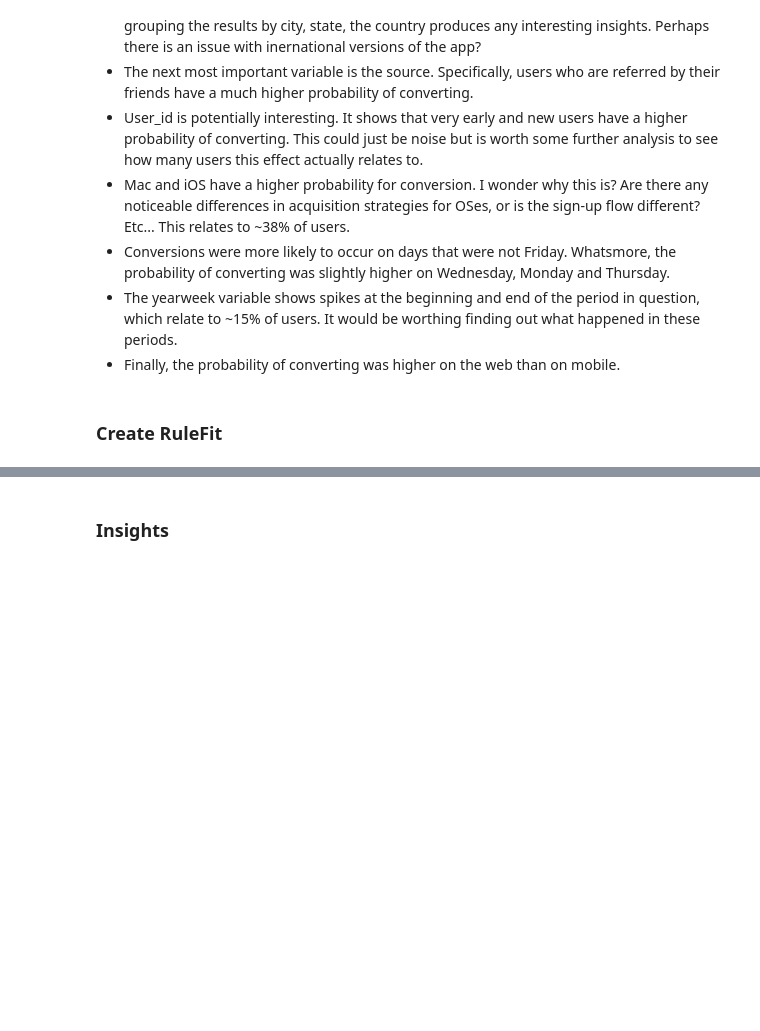
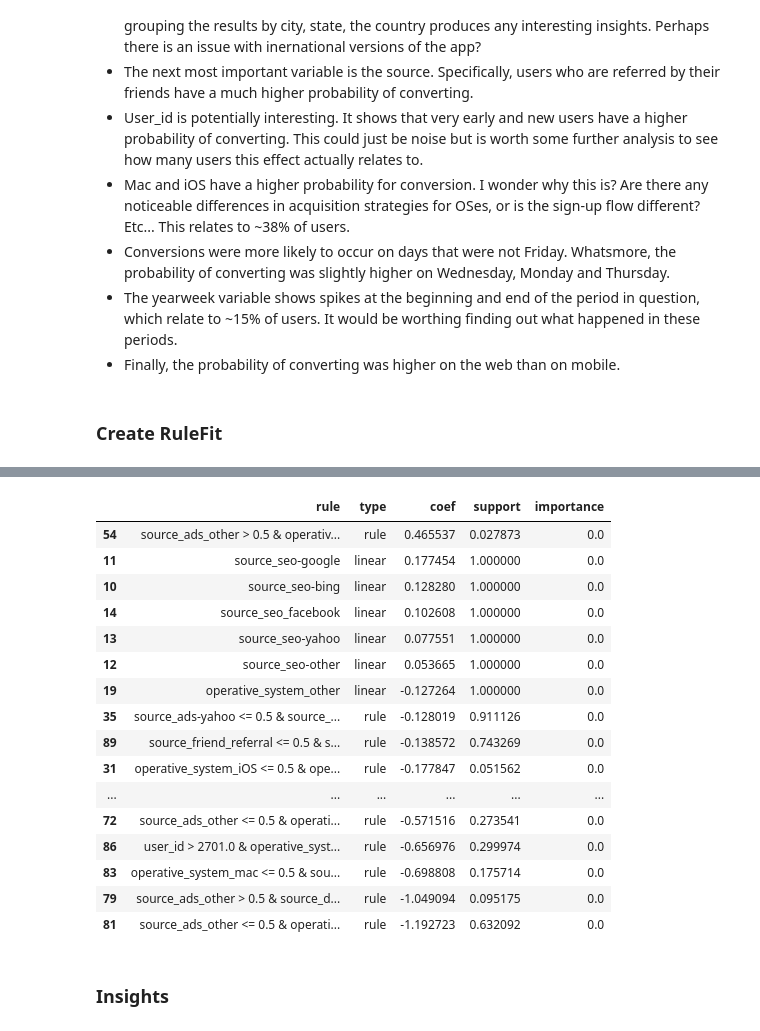
Before and after one commit to markjpjones/Product-Analytics, a Jupyter notebook: Product sense via ML/exercise/Exercise.ipynb, the cells around one changed output, grey strips where cells are left out. Drawn from its saved outputs; the diff is of its cells as text; code cells hidden in the pictures; blank space fills up the shorter version.

```diff
--- a/Product sense via ML/exercise/Exercise.ipynb
+++ b/Product sense via ML/exercise/Exercise.ipynb
@@ -208,15 +247,33 @@ print("We have extracted", rufi.transform(train_cols.values).shape[1], "rules")
 # %%
 #X_concat is the new dataset given by the original variables (train_cols.values)  as well as the new rules extracted from the trees (rufi.transform(train_cols.values))
 X_concat = np.concatenate((train_cols, rufi.transform(train_cols.values)), axis=1)
 
 #Build the logistic regression with penalty.
 log = LogisticRegression(penalty='l1', solver='liblinear', C=0.1)
 log.fit(X_concat, data['converted'])
 
 #get the full output with variables, coefficients, and support
 output.iloc[:,2] = np.transpose(log.coef_)
-# output[(output['coef'] > 0.01) | (output['coef'] < -0.1)].sort_values('coef', ascending = False )
-output[output['coef'] != 0].sort_values('coef', ascending = False )
+output[(output['coef'] > 0.01) | (output['coef'] < -0.1)].sort_values('coef', ascending = False )
+# output[output['coef'] != 0].sort_values('coef', ascending = False )
+# %% [output]
+|  | rule | type | coef | support | importance |
+| 54 | source_ads_other > 0.5 & operativ... | rule | 0.465537 | 0.027873 | 0.0 |
+| 11 | source_seo-google | linear | 0.177454 | 1.000000 | 0.0 |
+| 10 | source_seo-bing | linear | 0.128280 | 1.000000 | 0.0 |
+| 14 | source_seo_facebook | linear | 0.102608 | 1.000000 | 0.0 |
+| 13 | source_seo-yahoo | linear | 0.077551 | 1.000000 | 0.0 |
+| 12 | source_seo-other | linear | 0.053665 | 1.000000 | 0.0 |
+| 19 | operative_system_other | linear | -0.127264 | 1.000000 | 0.0 |
+| 35 | source_ads-yahoo <= 0.5 & source_... | rule | -0.128019 | 0.911126 | 0.0 |
+| 89 | source_friend_referral <= 0.5 & s... | rule | -0.138572 | 0.743269 | 0.0 |
+| 31 | operative_system_iOS <= 0.5 & ope... | rule | -0.177847 | 0.051562 | 0.0 |
+| ... | ... | ... | ... | ... | ... |
+| 72 | source_ads_other <= 0.5 & operati... | rule | -0.571516 | 0.273541 | 0.0 |
+| 86 | user_id > 2701.0 & operative_syst... | rule | -0.656976 | 0.299974 | 0.0 |
+| 83 | operative_system_mac <= 0.5 & sou... | rule | -0.698808 | 0.175714 | 0.0 |
+| 79 | source_ads_other > 0.5 & source_d... | rule | -1.049094 | 0.095175 | 0.0 |
+| 81 | source_ads_other <= 0.5 & operati... | rule | -1.192723 | 0.632092 | 0.0 |
 # %% [markdown]
 ### Insights
 # %% [markdown]
```
Also changed, not shown: parts of 9 cells of this notebook.
